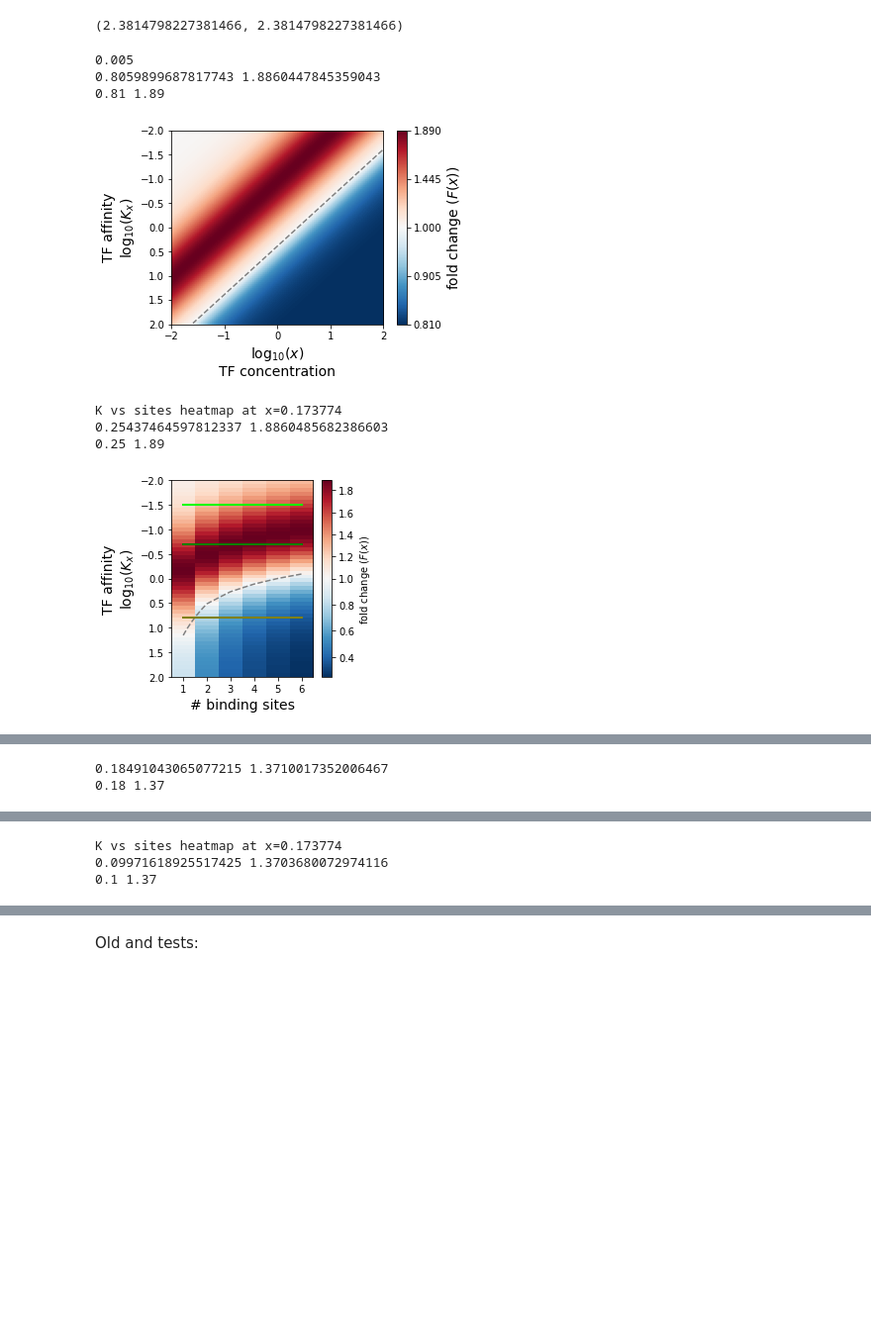
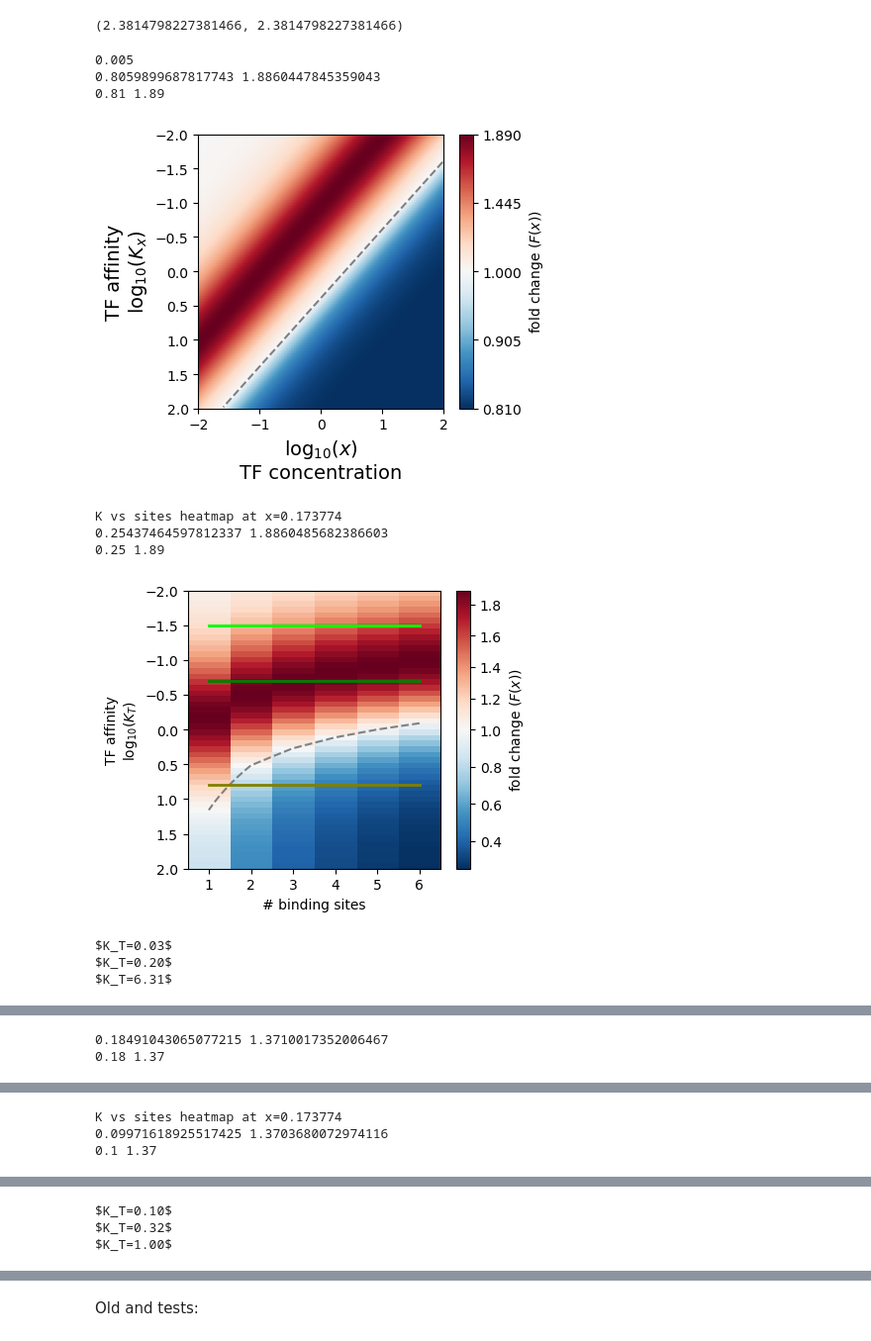
Before and after one commit to theobiolab/TFduality, a Jupyter notebook: Fig3_Eqbinding_nonlinearcycle.ipynb, the cells around one changed output, grey strips where cells are left out. Shown at 99% size. Cells and saved outputs as stored; diff of their text form; code cells hidden in the pictures; blank space fills up the shorter version.

```diff
--- a/Fig3_Eqbinding_nonlinearcycle.ipynb
+++ b/Fig3_Eqbinding_nonlinearcycle.ipynb
@@ -41,6 +52,8 @@ np.log10(np.exp(log_x))
 avb_3sites([0.57,1,-2],2),avb_3sites_nologsumexp([0.57,1,-2],2) #show that these two functions give the same
 # %% [output]
 (2.3814798227381466, 2.3814798227381466)
+# %%
+mpl.rcParams["font.size"]=10
 # %%
 #define parameter set
 k3=0.1
@@ -89,7 +102,7 @@ for n in [1,2]: #h in the paper, hill coefficient
     max_val_rounded=np.round(out.max(),2) #round max value to 2 decimals
     print(out.min(),out.max())
     print(min_val_rounded, max_val_rounded)
-    fig,ax=plt.subplots(1,1,figsize=(4*1.2,3*1.2))
+    fig,ax=plt.subplots(1,1,figsize=(4,3*1.2))
     norm=mpl.colors.TwoSlopeNorm(vmin=min_val_rounded, vcenter=1., vmax=max_val_rounded)
     extent=[np.log10(xvals[0]),np.log10(xvals[-1]),np.log10(Kxvals[-1]),np.log10(Kxvals[0])]
 
@@ -104,7 +117,7 @@ for n in [1,2]: #h in the paper, hill coefficient
     above_one=np.linspace(1,max_val_rounded,3)
     bounds=np.concatenate((below_one,above_one[1:]))
     cbax=plt.colorbar(im,ax=ax,ticks=bounds)
-    cbax.set_label(label="fold change ($F(x)$)",size=14)
+    cbax.set_label(label="fold change ($F(x)$)")
 
     #ax.axhline(y=1,linestyle="--",color="gray")
     #if title is not None:
@@ -126,7 +139,7 @@ for n in [1,2]: #h in the paper, hill coefficient
             fc=m/m0
             out[v,i]=fc
     #print(out)
-    fig,ax=plt.subplots(1,1,figsize=(4,3*1.2))
+    fig,ax=plt.subplots(1,1,figsize=(4.5,3*1.2))
     min_val_rounded=np.round(out.min(),2) #round minimum value to 2 decimal
     max_val_rounded=np.round(out.max(),2) #round max value to 2 decimals
     print(out.min(),out.max())
@@ -151,8 +164,8 @@ for n in [1,2]: #h in the paper, hill coefficient
     ax.set_xticks(np.arange(1,7))
     ax.set_xticklabels(np.arange(1,7))
     ax.set_xlim(0.5,6.5)
-    ax.set_ylabel("TF affinity\n"+r"log$_{10}$($K_x$)",size=14)
-    ax.set_xlabel(r"# binding sites",size=14)
+    ax.set_ylabel("TF affinity\n"+r"log$_{10}$($K_T$)")
+    ax.set_xlabel(r"# binding sites")
     #ax.set_title(r"$\epsilon_1=%g$, $\epsilon_2=%g$"%(ktniA/ktni0, ktiaA/ktia0))
 
     plt.colorbar(im,label="fold change ($F(x)$)",ax=ax)
@@ -162,38 +175,44 @@ for n in [1,2]: #h in the paper, hill coefficient
     plt.tight_layout()
     plt.savefig(os.path.join("./figscode/","Fig4Kxsitenum_n=%d.svg"%n),bbox_inches="tight")
     plt.show()
 
 
 
-    fig,axes=plt.subplots(3,1,figsize=(3,2.5*2.5))
+    fig,axes=plt.subplots(3,1,figsize=(2,4))
     for k in range(3)[::-1]:
         K=10**Klevels[k]
         color=colors_K[k]
         out=np.zeros(6)
         for i in range(6):
             function=functions[i]
             Ks=[np.log(K)]*(i+1)
             avb=function(Ks,log_x)
             out[i]=fmultiple(avb,pars)[0]/m0
         ax=axes[2-k]
         ax.plot(np.arange(1,7),out,color=color)
+        ax.set_xticks([2,4,6])
         #ax.set_xscale("log")
         if k==0:
             ax.set_xlabel("# binding sites",size=14)
         ax.axhline(y=1,linestyle="--",color="gray")
-        title="$K_x=%2.2f$"%K
-        ax.set_title(title)
+        title="$K_T=%2.2f$"%K
+        print(title)
+        #ax.set_title(title)
         ax.set_ylabel("fold change")
+        ax.spines[['right', 'top']].set_visible(False)
 
     plt.tight_layout()
     plt.savefig(os.path.join("./figscode/","Fig4_linesKxsitenum_n=%d.svg"%n),bbox_inches="tight")
     plt.show()
 # %% [output]
 0.005
 0.8059899687817743 1.8860447845359043
 0.81 1.89
-[figure, old version]
+[figure, new version]
 K vs sites heatmap at x=0.173774
 0.25437464597812337 1.8860485682386603
 0.25 1.89
-[figure, old version]
+[figure, new version]
+$K_T=0.03$
+$K_T=0.20$
+$K_T=6.31$
@@ -201,2 +220,2 @@ K vs sites heatmap at x=0.173774
-0.18491043065077215 1.3710017352006467
-0.18 1.37
+0.18491043065077215 1.3710017352006467
+0.18 1.37
@@ -204,3 +223,3 @@ K vs sites heatmap at x=0.173774
-K vs sites heatmap at x=0.173774
-0.09971618925517425 1.3703680072974116
-0.1 1.37
+K vs sites heatmap at x=0.173774
+0.09971618925517425 1.3703680072974116
+0.1 1.37
@@ -207,0 +227,3 @@ K vs sites heatmap at x=0.173774
+$K_T=0.10$
+$K_T=0.32$
+$K_T=1.00$
```
Also changed, not shown: parts of 3 cells of this notebook, 15 other files.
